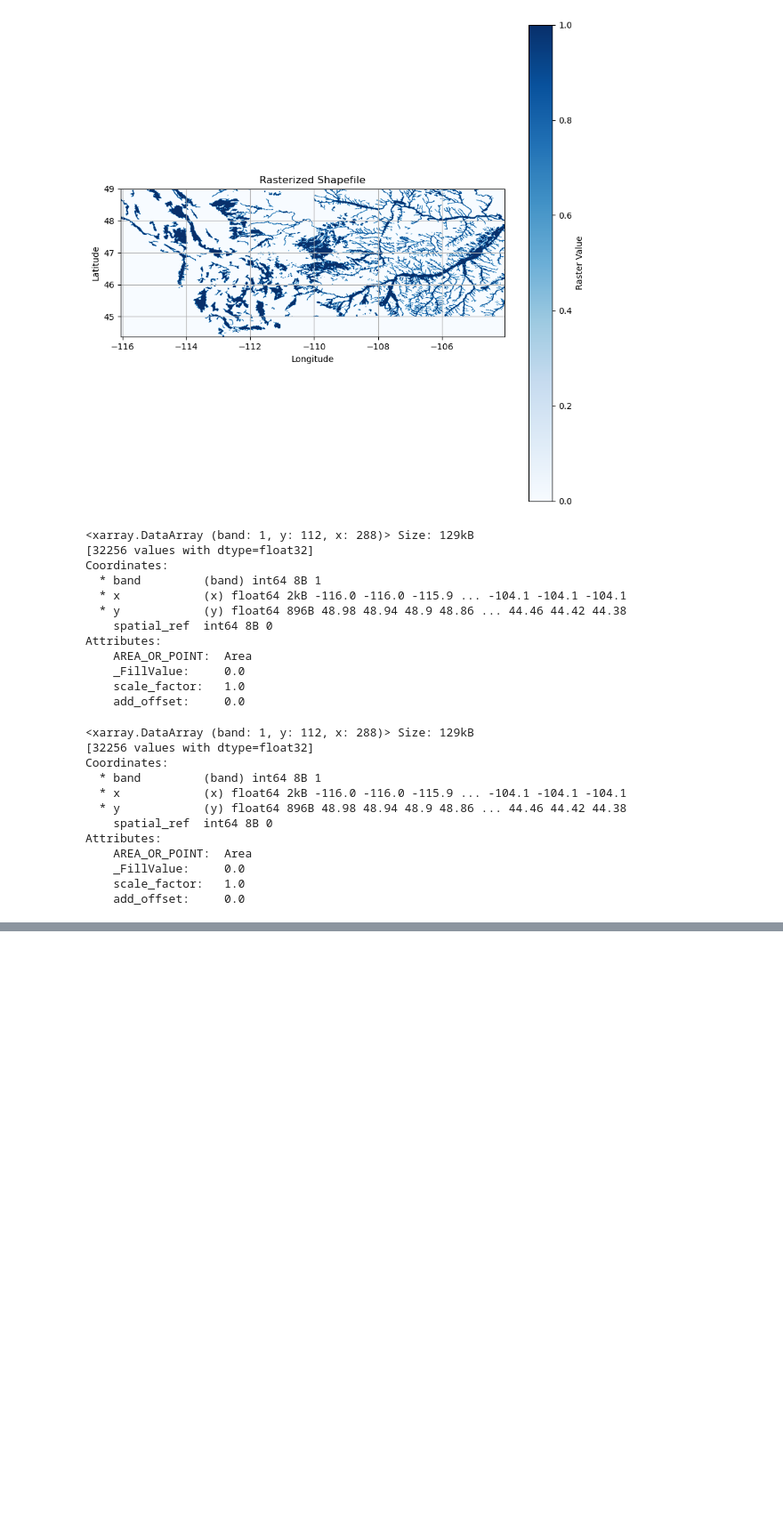
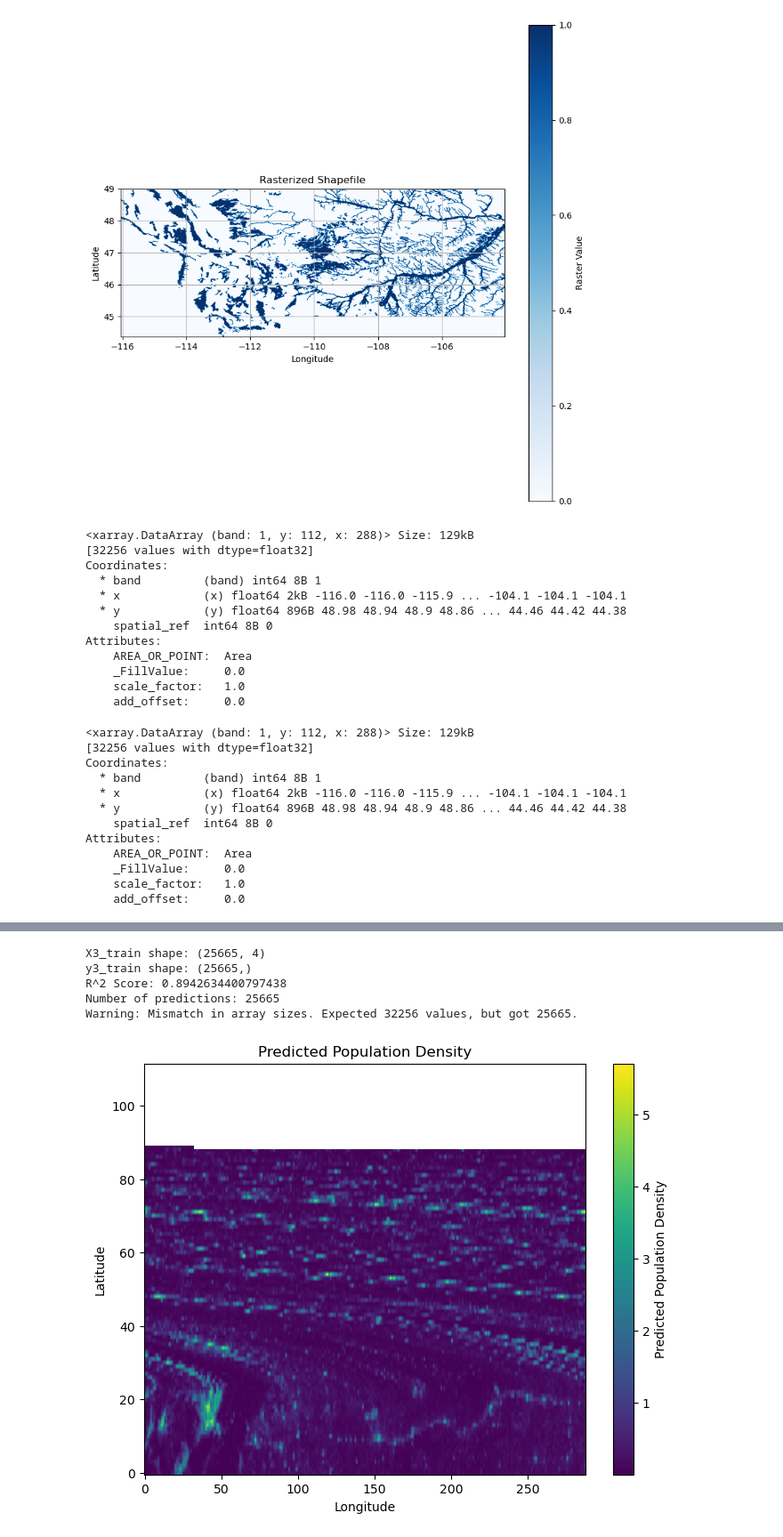
Before and after one commit to Chigiriq/geoP3, a Jupyter notebook: v3.ipynb, the cells around one changed output, grey strips where cells are left out. Shown at 89% size. Saved outputs shown, nothing was run; the diff lists cells and outputs as text; code cells hidden in the pictures; blank space fills up the shorter version.

```diff
--- a/v3.ipynb
+++ b/v3.ipynb
@@ -988,0 +992,4 @@ water.plot()
+# %%
+print("Aquifer Shape:", water.shape)
+
+water_resampled = water.interp(y=water.coords['y'])
@@ -988,0 +1011,73 @@ water.plot()
+# %%
+# Flatten all data arrays
+X3 = np.stack([ndvi_data_resampled.values.flatten(),
+              tcomb_data.values.flatten(),
+              rain_data_resampled.values.flatten(),
+              water_resampled.values.flatten()], axis=1)
+
+# Flatten population data as target variable
+y3 = log_pop_data_resampled.values.flatten()
+
+# Remove NaN values from X and y for training
+mask3 = ~np.isnan(y3)
+X_train3 = X3[mask3]
+y_train3 = y3[mask3]
+
+# Verify the shapes of the training data
+print("X3_train shape:", X_train3.shape)
+print("y3_train shape:", y_train3.shape)
+
+# Initialize the Random Forest Regressor
+model3 = RandomForestRegressor(n_estimators=100, random_state=42)
+
+# Train the model
+model3.fit(X_train3, y_train3)
+
+# Make predictions on the training data (you can use test data if available)
+y_pred3 = model3.predict(X_train3)
+
+print("R^2 Score:", r2_score(y_train3, y_pred3))
+print("Number of predictions:", len(y_pred3))
+
+# Ensure that we handle NaNs in the grid and the predictions
+prediction_grid3 = np.full((tcomb_data.shape[1], tcomb_data.shape[2]), np.nan)
+
+# Check the size of the predictions
+target_size3 = tcomb_data.shape[1] * tcomb_data.shape[2]
+
+# Ensure we match the prediction size and handle the mismatch
+if len(y_pred3) == target_size3:
+    # If sizes match, reshape directly
+    prediction_grid3 = y_pred3.reshape(tcomb_data.shape[1], tcomb_data.shape[2])
+else:
+    # If sizes don't match, pad with NaNs
+    print(f"Warning: Mismatch in array sizes. Expected {target_size3} values, but got {len(y_pred2)}.")
+
+    # Flatten the prediction grid
+    prediction_grid_flat3 = prediction_grid3.flatten()
+
+    # Insert only the available predictions (we only have 25665 predictions)
+    prediction_grid_flat3[:len(y_pred3)] = y_pred3  # Insert the available predictions
+
+    # Reshape the prediction grid back to match the target grid shape
+    prediction_grid3 = prediction_grid_flat3.reshape(tcomb_data.shape[1], tcomb_data.shape[2])
+
+# Plot the prediction grid with the flipped origin
+plt.figure(figsize=(8, 6))
+plt.imshow(prediction_grid3, cmap='viridis', origin='lower')  # 'lower' sets the origin to bottom-left
+plt.colorbar(label='Predicted Population Density')
+plt.title('Predicted Population Density')
+plt.xlabel('Longitude')
+plt.ylabel('Latitude')
+
+# Adjust aspect ratio
+plt.gca().set_aspect('auto')
+
+plt.show()
+# %% [output]
+X3_train shape: (25665, 4)
+y3_train shape: (25665,)
+R^2 Score: 0.8942634400797438
+Number of predictions: 25665
+Warning: Mismatch in array sizes. Expected 32256 values, but got 25665.
+[figure, added]
```
Also changed, not shown: parts of 15 cells of this notebook, 1 other file.
